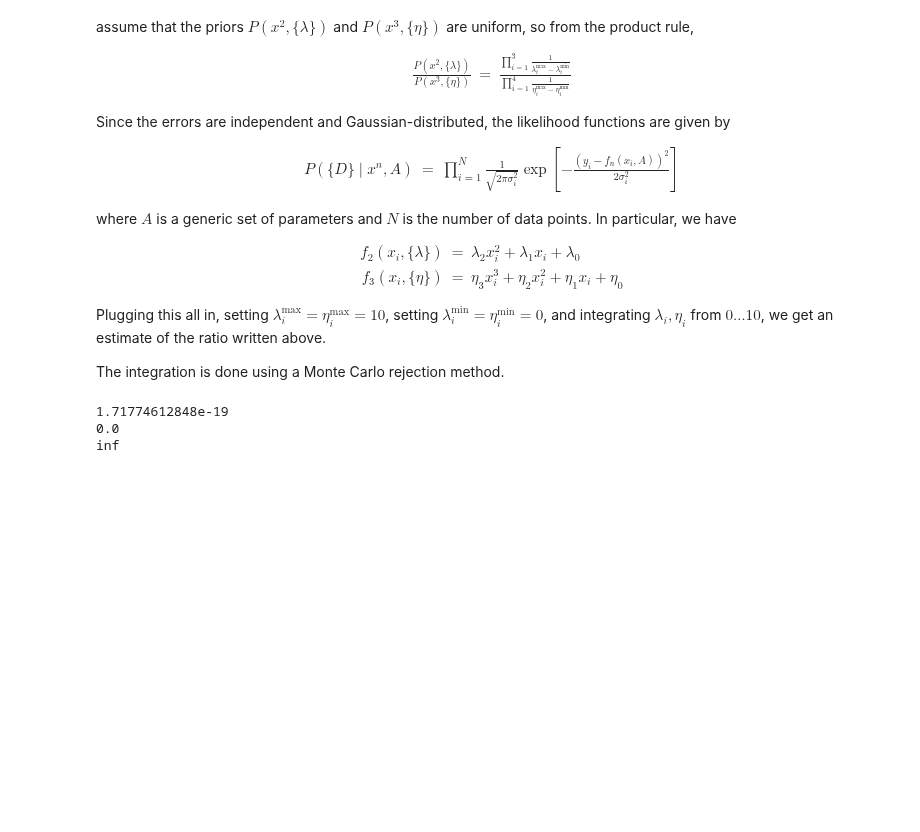
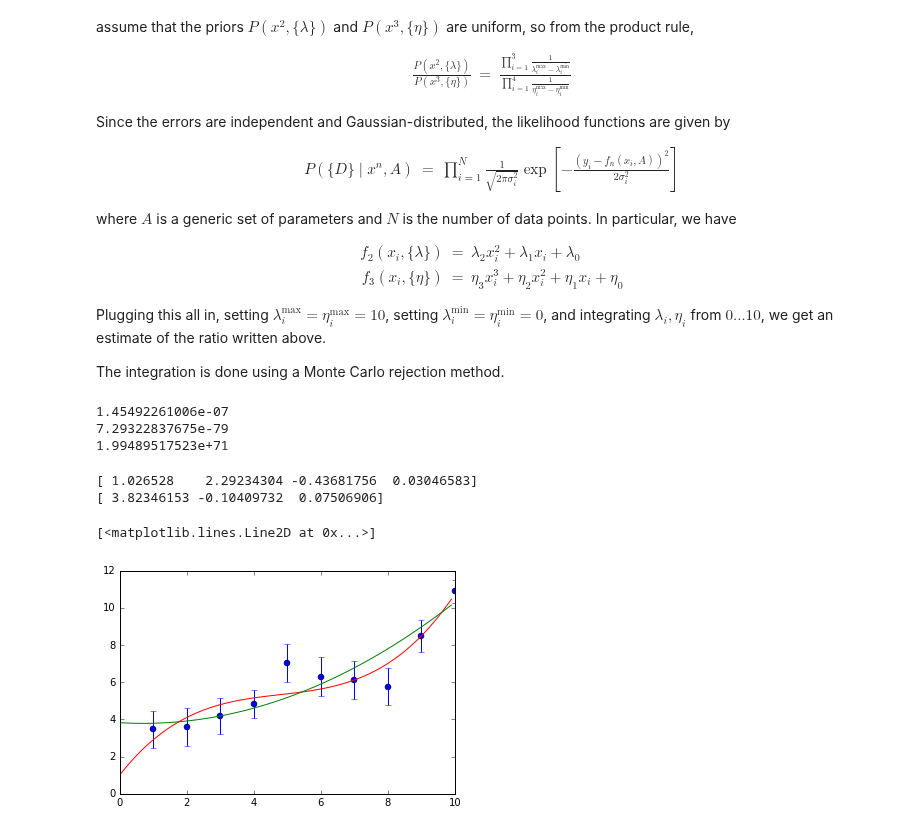
Before and after one commit to mbuchove/notebook-wurk-b, a Jupyter notebook: stats/HW_5_PS.ipynb, the cells around one changed output. Drawn from its saved outputs; the diff is of its cells as text; code cells hidden in the pictures; blank space fills up the shorter version.

```diff
--- a/stats/HW_5_PS.ipynb
+++ b/stats/HW_5_PS.ipynb
@@ -138,8 +138,8 @@ def lik_hood(x, y, sigma, fun, *params):
     return out
 # %%
 int_N = 1000
-b = 10
-a = 0
+b = 4
+a = -1
 
 int_sum_cube = 0
 for k in range(0,int_N):
@@ -155,11 +155,11 @@ for k in range(0,int_N):
 V = (b-a)**3
 int_quad = (V/int_N)*int_sum_quad
 
-print int_sum_quad
-print int_sum_cube
-ratio = 10*int_quad/int_cube
-print ratio
+print(int_sum_quad)
+print(int_sum_cube)
+ratio = (b-a)*int_quad/int_cube
+print(ratio)
 # %% [output]
-1.71774612848e-19
-0.0
-inf
+1.45492261006e-07
+7.29322837675e-79
+1.99489517523e+71
@@ -169,0 +166,24 @@ print x_dat
+# %%
+from scipy.optimize import curve_fit
+
+f_3 = lambda x,L3,L2,L1,L0: poly(x,3,[L3,L2,L1,L0])
+f_2 = lambda x,L2,L1,L0: poly(x,2,[L2,L1,L0])
+
+popt_3, pcov_3 = curve_fit(f_3, x_dat, y_dat, p0=[1,1,1,1], sigma=sig)
+popt_2, pcov_2 = curve_fit(f_2, x_dat, y_dat, p0=[1,1,1], sigma=sig)
+
+print(popt_3)
+print(popt_2)
+# %% [output]
+[ 1.026528    2.29234304 -0.43681756  0.03046583]
+[ 3.82346153 -0.10409732  0.07506906]
+# %%
+t=np.arange(0,10,.1)
+a3, a2, a1, a0 = popt_3
+b2, b1, a0 = popt_2
+plt.errorbar(x_dat, y_dat, yerr=sig, fmt='o')
+plt.plot(t, f_3(t, *popt_3), 'r-')
+plt.plot(t, f_2(t, *popt_2), 'g-')
+# %% [output]
+[<matplotlib.lines.Line2D at 0x...>]
+[figure, added]
```
Also changed, not shown: parts of 5 cells of this notebook.
